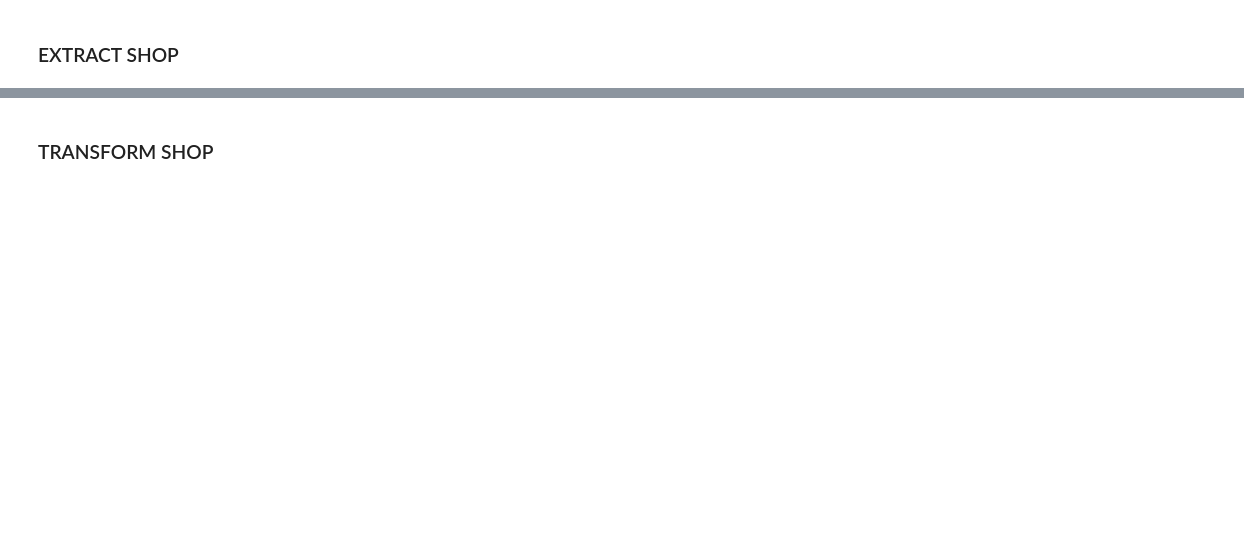
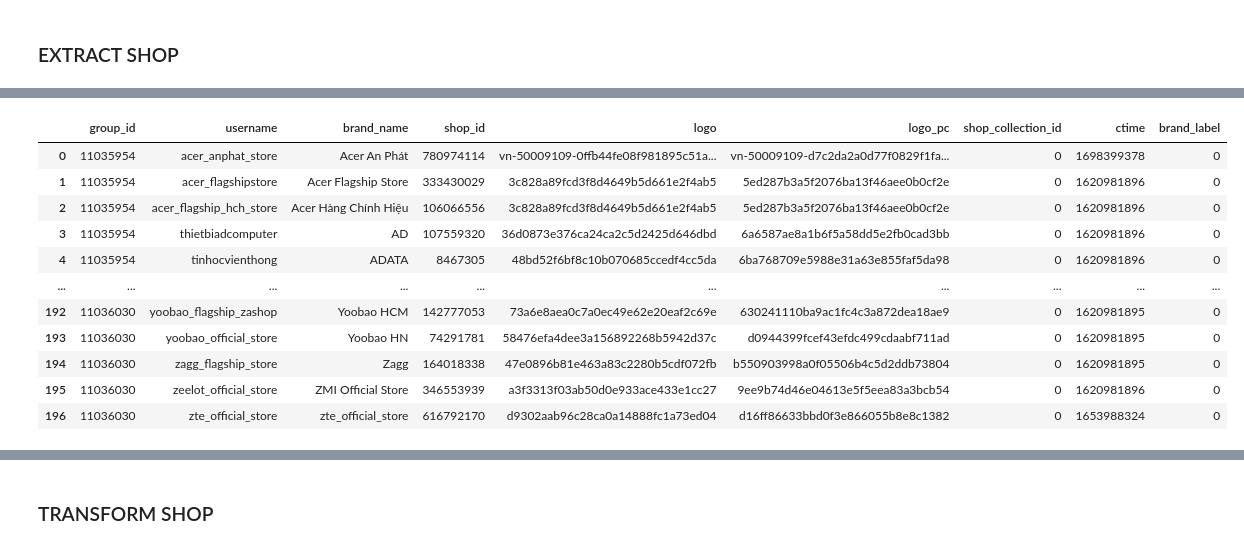
Before and after one commit to KieTuaNguyen/ETL_FinalYearProject, a Jupyter notebook: Shopee/Extract.ipynb, the cells around one changed output, grey strips where cells are left out. Saved outputs shown, nothing was run; the diff lists cells and outputs as text; code cells hidden in the pictures; blank space fills up the shorter version.

```diff
--- a/Shopee/Extract.ipynb
+++ b/Shopee/Extract.ipynb
@@ -73,43 +65,49 @@ categories = category['category_id'].tolist()  # Convert the 'category_id' colum
+# %%
+def get_shop_data(group_id):
+    PARAMS = {
+        "need_zhuyin": 0,
+        "category_id": group_id
+    }
+
+    URL = "https://shopee.vn/api/v4/official_shop/get_shops_by_category"
+    response = requests.get(URL, params=PARAMS)
+    data = response.json()
+    return data
 # %%
 shop_data = []
 
-for cat_id in categories:
-    URL = f"https://shopee.vn/api/v4/official_shop/get_shops_by_category?need_zhuyin=0&category_id={cat_id}"
-    PARAMS = {}
+for group_id in group['group_id']:
+    data = get_shop_data(group_id)
+    group_id_res = data["data"]["cat_id"]
+    brands = data["data"]["brands"]
 
-    response = requests.get(URL, headers=HEADERS)
+    for brand in brands:
+        brand_ids = brand["brand_ids"]
+
+        for shop in brand_ids:
+            username = shop.get("username", "")
+            brand_name = shop.get("brand_name", "")
+            shopid = shop.get("shopid", "")
+            logo = shop.get("logo", "")
+            logo_pc = shop.get("logo_pc", "")
+            shop_collection_id = shop.get("shop_collection_id", "")
+            ctime = shop.get("ctime", "")
+            brand_label = shop.get("brand_label", "")
+
+            shop_data.append({
+                "group_id": group_id_res,
+                "username": username,
+                "brand_name": brand_name,
+                "shop_id": shopid,
+                "logo": logo,
+                "logo_pc": logo_pc,
+                "shop_collection_id": shop_collection_id,
+                "ctime": ctime,
+                "brand_label": brand_label
+            })
+    print(f"Group ID: {group_id_res} - Total shop: {len(shop_data)}")
     time.sleep(random.uniform(3.2, 8.7))
-    if response.status_code == 200:
-        data = response.json()
-        cat_id_res = data["data"]["cat_id"]  # Get the category_id from the response
 
-        brands = data["data"]["brands"]
-
-        for brand in brands:
-            brand_ids = brand["brand_ids"]
-            for shop in brand_ids:
-                username = shop.get("username", "")
-                brand_name = shop.get("brand_name", "")
-                shopid = shop.get("shopid", "")
-                logo = shop.get("logo", "")
-                logo_pc = shop.get("logo_pc", "")
-                shop_collection_id = shop.get("shop_collection_id", "")
-                ctime = shop.get("ctime", "")
-                brand_label = shop.get("brand_label", "")
-                shop_data.append({
-                    "category_id": cat_id_res,
-                    "username": username,
-                    "brand_name": brand_name,
-                    "shop_id": shopid,
-                    "logo": logo,
-                    "logo_pc": logo_pc,
-                    "shop_collection_id": shop_collection_id,
-                    "ctime": ctime,
-                    "brand_label": brand_label
-                })
-    else:
-        print(f"Error: {response.status_code}")
-
-shop = pd.DataFrame(shop_data)
-print(f"Total shop fetched: {len(shop)}")
+shops = pd.DataFrame(shop_data)
+shops
 # %% [output]
@@ -116,0 +116,12 @@ Total shop fetched: 3587
+|  | group_id | username | brand_name | shop_id | logo | logo_pc | shop_collection_id | ctime | brand_label |
+| 0 | 11035954 | acer_anphat_store | Acer An Phát | 780974114 | vn-50009109-0ffb44fe08f981895c51a... | vn-50009109-d7c2da2a0d77f0829f1fa... | 0 | 1698399378 | 0 |
+| 1 | 11035954 | acer_flagshipstore | Acer Flagship Store | 333430029 | 3c828a89fcd3f8d4649b5d661e2f4ab5 | 5ed287b3a5f2076ba13f46aee0b0cf2e | 0 | 1620981896 | 0 |
+| 2 | 11035954 | acer_flagship_hch_store | Acer Hàng Chính Hiệu | 106066556 | 3c828a89fcd3f8d4649b5d661e2f4ab5 | 5ed287b3a5f2076ba13f46aee0b0cf2e | 0 | 1620981896 | 0 |
+| 3 | 11035954 | thietbiadcomputer | AD | 107559320 | 36d0873e376ca24ca2c5d2425d646dbd | 6a6587ae8a1b6f5a58dd5e2fb0cad3bb | 0 | 1620981896 | 0 |
+| 4 | 11035954 | tinhocvienthong | ADATA | 8467305 | 48bd52f6bf8c10b070685ccedf4cc5da | 6ba768709e5988e31a63e855faf5da98 | 0 | 1620981896 | 0 |
+| ... | ... | ... | ... | ... | ... | ... | ... | ... | ... |
+| 192 | 11036030 | yoobao_flagship_zashop | Yoobao HCM | 142777053 | 73a6e8aea0c7a0ec49e62e20eaf2c69e | 630241110ba9ac1fc4c3a872dea18ae9 | 0 | 1620981895 | 0 |
+| 193 | 11036030 | yoobao_official_store | Yoobao HN | 74291781 | 58476efa4dee3a156892268b5942d37c | d0944399fcef43efdc499cdaabf711ad | 0 | 1620981895 | 0 |
+| 194 | 11036030 | zagg_flagship_store | Zagg | 164018338 | 47e0896b81e463a83c2280b5cdf072fb | b550903998a0f05506b4c5d2ddb73804 | 0 | 1620981895 | 0 |
+| 195 | 11036030 | zeelot_official_store | ZMI Official Store | 346553939 | a3f3313f03ab50d0e933ace433e1cc27 | 9ee9b74d46e04613e5f5eea83a3bcb54 | 0 | 1620981896 | 0 |
+| 196 | 11036030 | zte_official_store | zte_official_store | 616792170 | d9302aab96c28ca0a14888fc1a73ed04 | d16ff86633bbd0f3e866055b8e8c1382 | 0 | 1653988324 | 0 |
```
Also changed, not shown: parts of 17 cells of this notebook, 14 other files.
